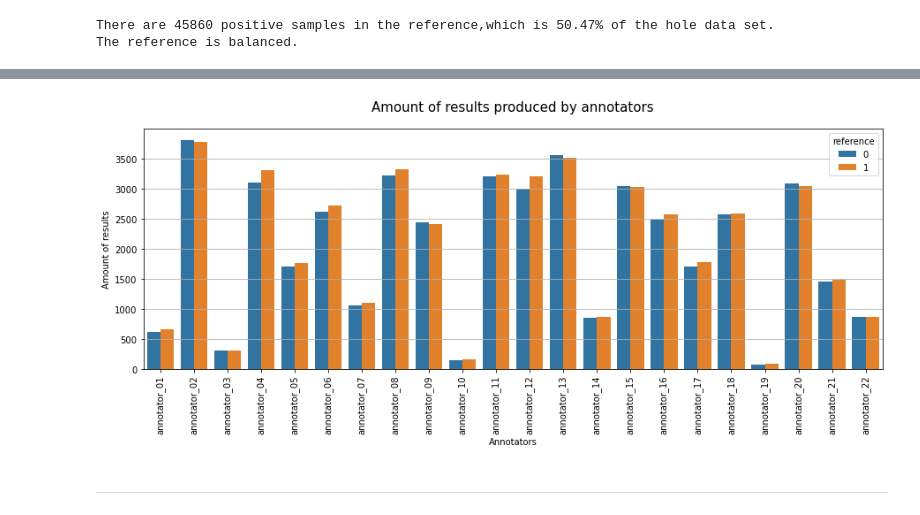
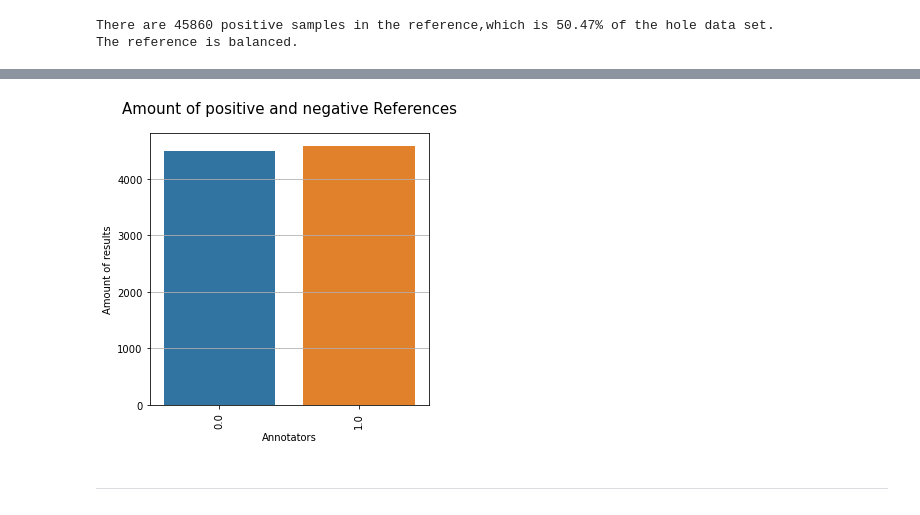
Before and after one commit to msm216/bicycle-annotator, a Jupyter notebook: bicycle_annotation.ipynb, the cells around one changed output, grey strips where cells are left out. Drawn from its saved outputs; the diff is of its cells as text; code cells hidden in the pictures.

```diff
--- a/bicycle_annotation.ipynb
+++ b/bicycle_annotation.ipynb
@@ -81,12 +78,3 @@ df_nested = pd.json_normalize(dataa, record_path =['results'])
-# %%
-
-
-# 使用 Python JSON 模块载入数据
-with open('anonymized_project.json','r') as ff:
-    dataa = json.loads(ff.read())
-
-# 展平数据
-df_nested = pd.json_normalize(dataa, record_path =['results'])
 # %%
 import os
 import time
@@ -723,3 +662,5 @@ print("The reference is {0}.".format(jug))
 # %% [output]
 There are 45860 positive samples in the reference,which is 50.47% of the hole data set.
 The reference is balanced.
+# %%
+df_dis = data_fix.groupby(['image']).mean()
@@ -726,15 +684,16 @@ The reference is balanced.
 # %%
 # visualize the amounts of results
-fig, ax = plt.subplots(figsize=(15,5))
-ax.set_title("Amount of results produced by annotators", y=1.05, size=15)
-sns.countplot(x='user', hue='reference', data=data_full.sort_values(by='user'))
+fig, ax = plt.subplots(figsize=(5,5))
+ax.set_title("Amount of positive and negative References", y=1.05, size=15)
+#sns.countplot(x='image', hue='reference', data=data_full.sort_values(by='user'))
+sns.countplot(x='reference', data=df_dis)
 ax.set_xlabel('Annotators', fontsize=10)
 ax.set_ylabel('Amount of results', fontsize=10)
 ax.xaxis.set_tick_params(rotation=90)
 ax.grid(axis='y')
 plt.show()
 # %% [output]
-[figure, old version]
+[figure, new version]
 # %% [markdown]
 ************************
 # %% [markdown]
```
Also changed, not shown: parts of 32 cells of this notebook, 2 other files.
